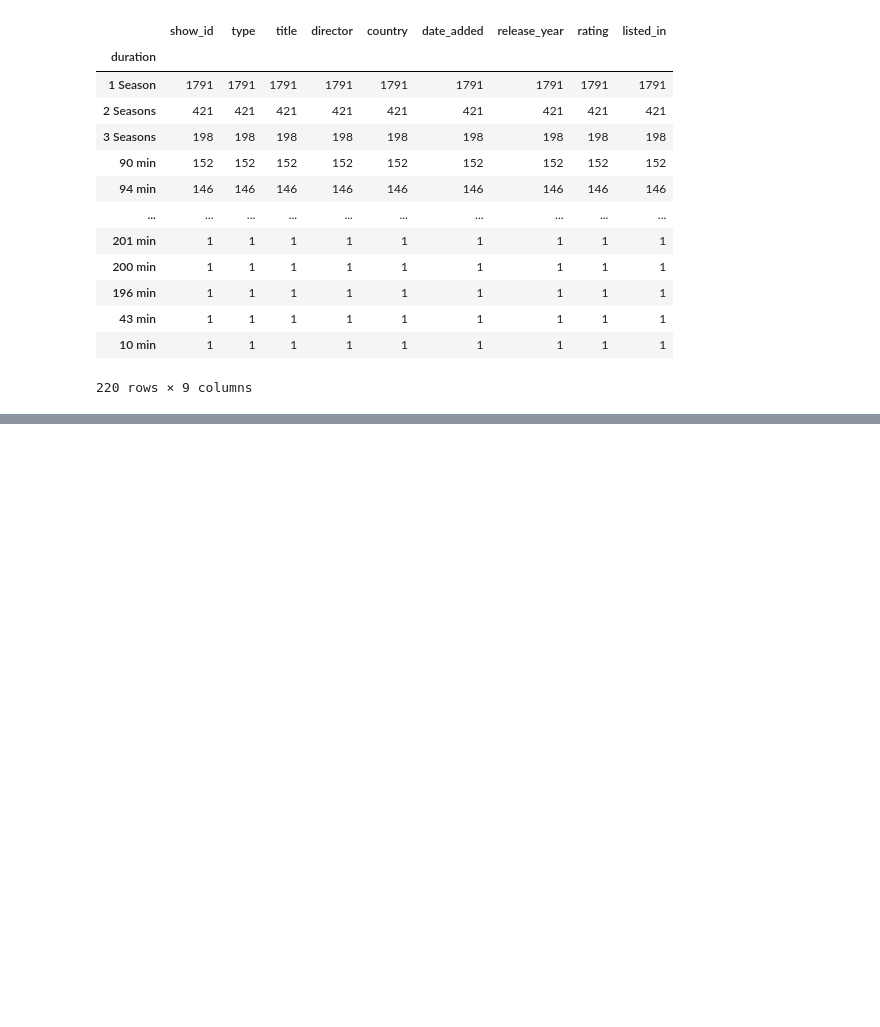
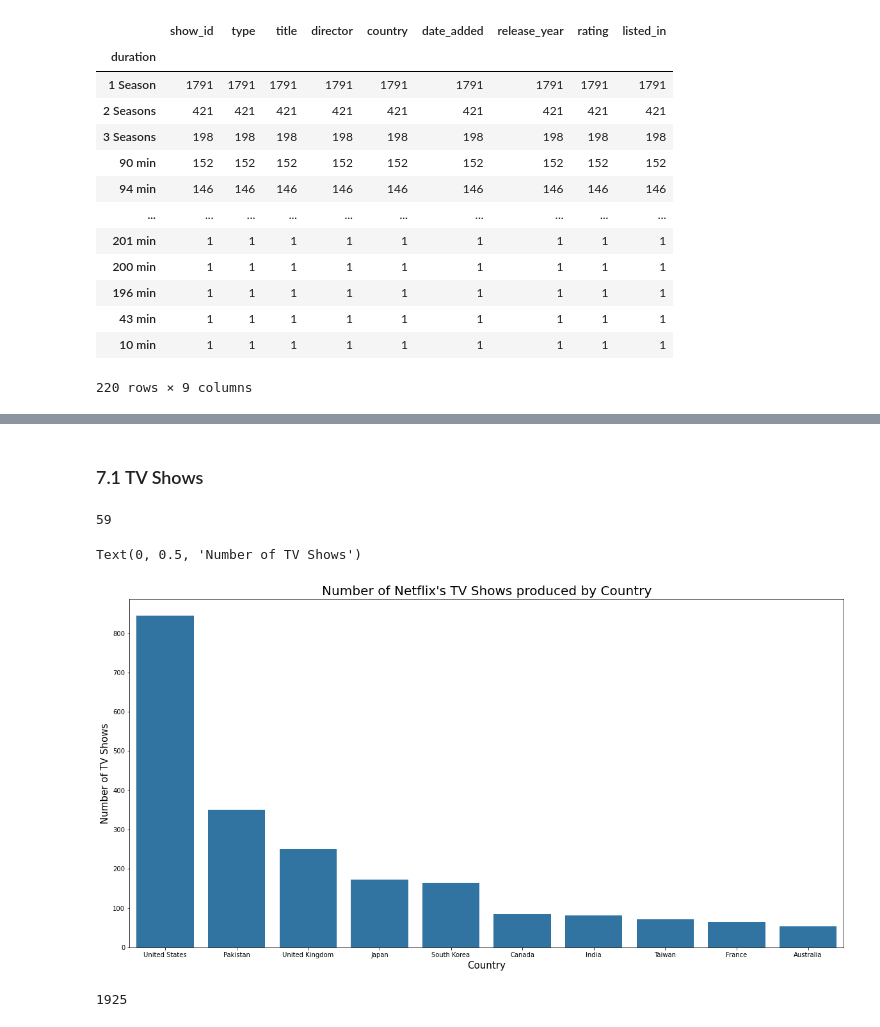
Before and after one commit to Mannygcg/Netflix-Data--Cleaning--Analysis-and-Visualisation, a Jupyter notebook: Netflix_Data_Wrangling_and_Visualisation.ipynb, the cells around one changed output, grey strips where cells are left out. Drawn from its saved outputs; the diff is of its cells as text; code cells hidden in the pictures; blank space fills up the shorter version.

Commit message:
Assessment, Cleaning and start of Visualisation.

```diff
--- a/Netflix_Data_Wrangling_and_Visualisation.ipynb
+++ b/Netflix_Data_Wrangling_and_Visualisation.ipynb
@@ -124,0 +130,3 @@ df.groupby('duration').count().sort_values(by='show_id',ascending=False)
+# %%
+# Before cleaning, lets make a copy of the dataframe.
+df_clean = df.copy()
@@ -124,0 +140,2 @@ df.groupby('duration').count().sort_values(by='show_id',ascending=False)
+# %%
+df_clean.date_added = pd.to_datetime(df_clean.date_added)
@@ -124,0 +172,20 @@ df.groupby('duration').count().sort_values(by='show_id',ascending=False)
+# %%
+df_clean['listed_in1'] = 0
+df_clean['listed_in2'] = 0
+df_clean['listed_in3'] = 0
+temp_cat = df_clean.listed_in.str.split(',')
+i=0
+for i in range (8790):
+    t_cat = temp_cat[i]
+    if len(t_cat) == 1:
+        df_clean['listed_in1'][i] = temp_cat[i][0]
+        df_clean['listed_in2'][i] = 0
+        df_clean['listed_in3'][i] = 0
+    if len(t_cat) == 2:
+        df_clean['listed_in1'][i] = temp_cat[i][0]
+        df_clean['listed_in2'][i] = temp_cat[i][1]
+        df_clean['listed_in3'][i] = 0
+    if len(t_cat) == 3:
+        df_clean['listed_in1'][i] = temp_cat[i][0]
+        df_clean['listed_in2'][i] = temp_cat[i][1]
+        df_clean['listed_in3'][i] = temp_cat[i][2]
@@ -124,0 +238,3 @@ df.groupby('duration').count().sort_values(by='show_id',ascending=False)
+# %%
+df_tv = df_clean[df_clean.type == 'TV Show']
+df_movie = df_clean[df_clean.type == 'Movie']
@@ -124,0 +277,24 @@ df.groupby('duration').count().sort_values(by='show_id',ascending=False)
+# %% [markdown]
+### 7.1 TV Shows
+# %%
+#Let's check how many countries have produced a TV Show for Netlix
+len(df_tv.groupby('country').count().index)
+# %% [output]
+59
+# %%
+# Considering there are too many countries, we will limit our study to just the top 10 countries.
+sort_order = df_tv.groupby('country').count().sort_values(by = 'show_id',ascending=False)[0:10].index
+df_tv_c = df_tv[df_tv['country'].isin(sort_order)]
+plt.figure(figsize=[20,10])
+base_color = base_color = sns.color_palette()[0]
+tv_c = sns.countplot(x='country',data=df_tv_c,order=sort_order, color = base_color)
+tv_c.set_title("Number of Netflix's TV Shows produced by Country",fontsize = 20)
+tv_c.set_xlabel('Country',fontsize = 15)
+tv_c.set_ylabel('Number of TV Shows',fontsize = 15)
+# %% [output]
+Text(0, 0.5, 'Number of TV Shows')
+[figure, added]
+# %%
+df_tv.release_year.min()
+# %% [output]
+1925
```
Also changed, not shown: parts of 21 cells of this notebook, 3 other files.
